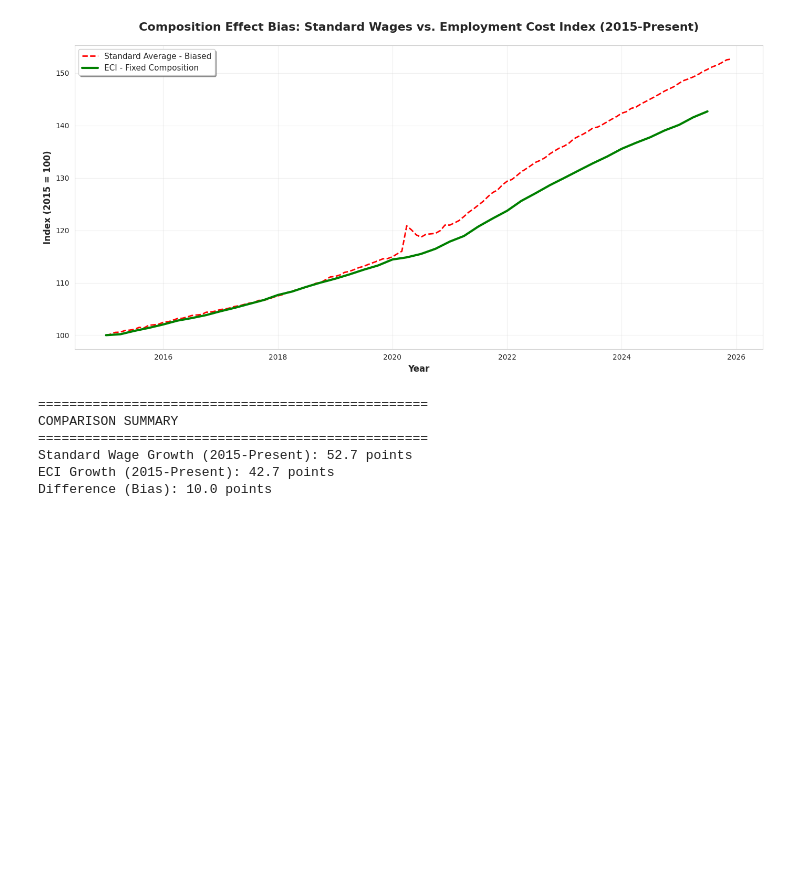
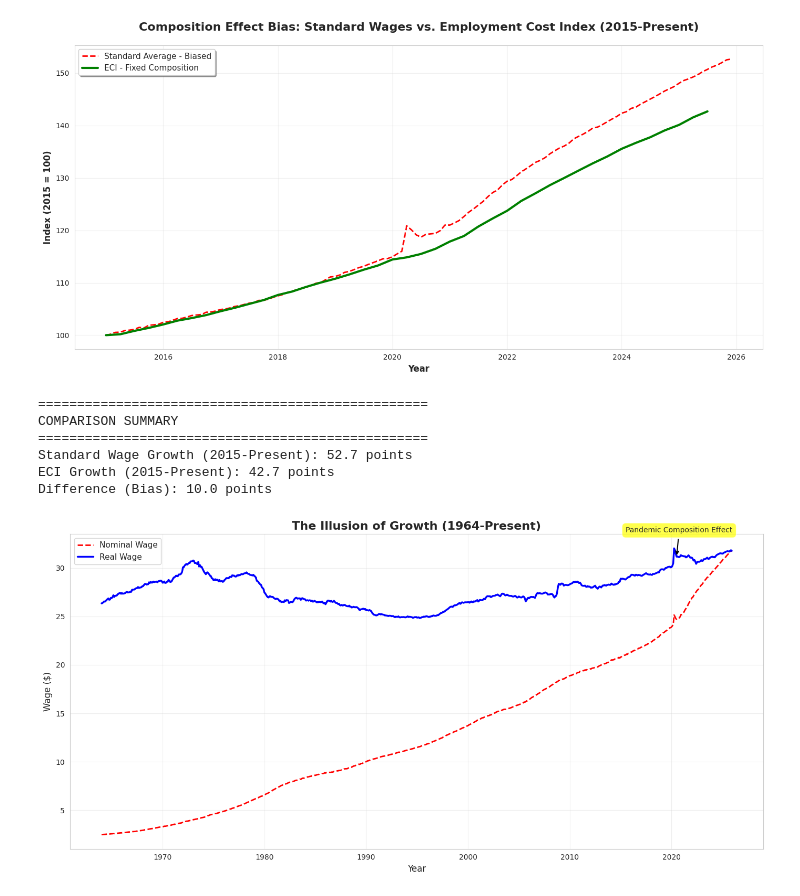
Before and after one commit to ddoneu/ECON3916-Statistical-Machine-Learning, a Jupyter notebook: Lab2/Lab2 FRED API.ipynb, the cells around one changed output. Cells and saved outputs as stored; diff of their text form; code cells hidden in the pictures; blank space fills up the shorter version.

```diff
--- a/Lab2/Lab2 FRED API.ipynb
+++ b/Lab2/Lab2 FRED API.ipynb
@@ -245,3 +245,56 @@ COMPARISON SUMMARY
 Standard Wage Growth (2015-Present): 52.7 points
 ECI Growth (2015-Present): 42.7 points
 Difference (Bias): 10.0 points
+# %%
+import matplotlib.pyplot as plt
+import pandas as pd
+
+# Create large figure
+fig, ax = plt.subplots(figsize=(14, 7))
+
+# Plot Nominal Wage (dashed red line)
+ax.plot(df.index, df['Nominal_Wage'],
+        color='red',
+        linestyle='--',
+        linewidth=2,
+        label='Nominal Wage')
+
+# Plot Real Wage (solid blue line)
+ax.plot(df.index, df['Real_Wage'],
+        color='blue',
+        linewidth=2.5,
+        label='Real Wage')
+
+# Add title and labels
+ax.set_title('The Illusion of Growth (1964-Present)',
+             fontsize=16,
+             fontweight='bold')
+ax.set_xlabel('Year', fontsize=12)
+ax.set_ylabel('Wage ($)', fontsize=12)
+ax.legend(loc='best', fontsize=11)
+ax.grid(True, alpha=0.3)
+
+# Annotate 2020 spike
+try:
+    mask_2020 = (df.index.year == 2020)
+    if mask_2020.any():
+        idx_2020 = df.index[mask_2020][len(df.index[mask_2020])//2]
+        real_2020 = df.loc[idx_2020, 'Real_Wage']
+
+        ax.annotate('Pandemic Composition Effect',
+                    xy=(idx_2020, real_2020),
+                    xytext=(idx_2020 - pd.DateOffset(years=5), real_2020 * 1.08),
+                    fontsize=10,
+                    bbox=dict(boxstyle='round,pad=0.5',
+                             facecolor='yellow',
+                             alpha=0.7),
+                    arrowprops=dict(arrowstyle='->',
+                                   color='black',
+                                   lw=1.5))
+except Exception as e:
+    print(f"Note: Could not add annotation: {e}")
+
+plt.tight_layout()
+plt.show()
+# %% [output]
+[figure, added]
```
